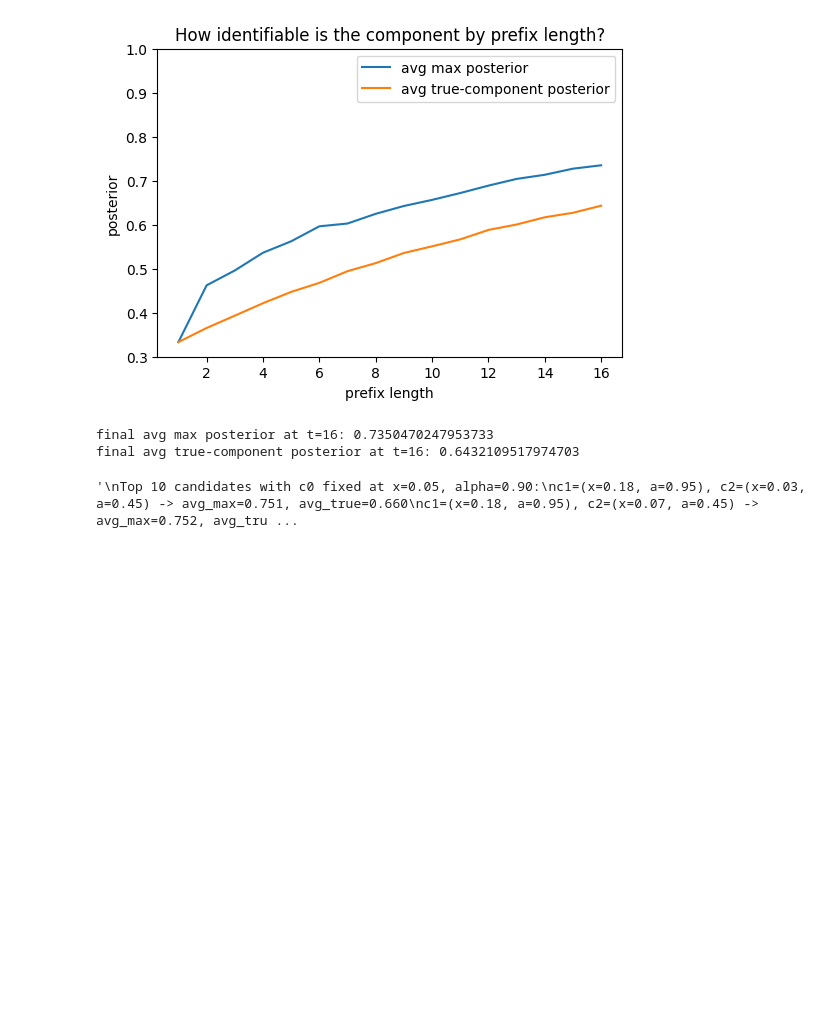
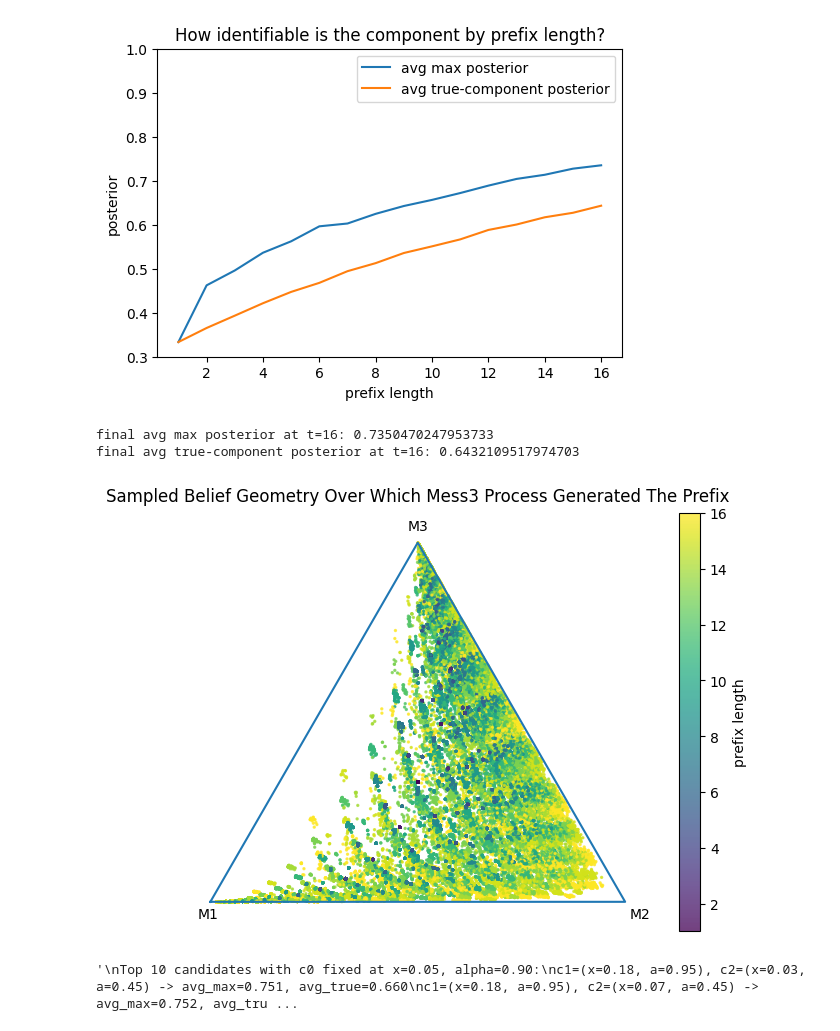
Before and after one commit to nikakogho/MATS-Simplex-Takehome, a Jupyter notebook: notebooks/simplex_takehome.ipynb, the cells around one changed output. Cells and saved outputs as stored; diff of their text form; code cells hidden in the pictures; blank space fills up the shorter version.

```diff
--- a/notebooks/simplex_takehome.ipynb
+++ b/notebooks/simplex_takehome.ipynb
@@ -450,6 +526,70 @@ print("final avg true-component posterior at t=16:", diag["avg_true_post_by_t"][
 [figure]
 final avg max posterior at t=16: 0.7350470247953733
 final avg true-component posterior at t=16: 0.6432109517974703
+# %%
+def sample_component_beliefs(components, seq_len=16, n_sequences_per_component=2000, rng=None):
+    """Sample sequences and track the posterior over components at each prefix length."""
+    if rng is None:
+        rng = np.random.default_rng(0)
+
+    beliefs = []
+    lengths = []
+    true_ids = []
+
+    for true_comp in components:
+        for _ in range(n_sequences_per_component):
+            tokens, _ = sample_sequence(true_comp, seq_len=seq_len, rng=rng)
+            post = component_posterior_over_prefixes(tokens, components)
+            beliefs.append(post)
+            lengths.append(np.arange(1, seq_len + 1, dtype=np.int64))
+            true_ids.append(np.full(seq_len, true_comp.component_id, dtype=np.int64))
+
+    beliefs = np.concatenate(beliefs, axis=0)
+    lengths = np.concatenate(lengths, axis=0)
+    true_ids = np.concatenate(true_ids, axis=0)
+    return beliefs, lengths, true_ids
+
+def draw_component_simplex(ax):
+    tri = np.array([
+        [0.0, 0.0],
+        [1.0, 0.0],
+        [0.5, np.sqrt(3) / 2.0],
+        [0.0, 0.0],
+    ])
+    ax.plot(tri[:, 0], tri[:, 1], linewidth=1.5)
+    ax.text(-0.03, -0.04, "M1", fontsize=10)
+    ax.text(1.01, -0.04, "M2", fontsize=10, ha="left")
+    ax.text(0.5, np.sqrt(3) / 2.0 + 0.03, "M3", fontsize=10, ha="center")
+    ax.set_aspect("equal")
+    ax.set_xlim(-0.08, 1.08)
+    ax.set_ylim(-0.08, np.sqrt(3) / 2.0 + 0.08)
+    ax.axis("off")
+
+component_beliefs, lengths, true_ids = sample_component_beliefs(
+    components,
+    seq_len=16,
+    n_sequences_per_component=3000,
+    rng=np.random.default_rng(0),
+)
+xy = simplex_to_2d(component_beliefs)
+
+fig, ax = plt.subplots(figsize=(6, 5))
+draw_component_simplex(ax)
+sc = ax.scatter(
+    xy[:, 0],
+    xy[:, 1],
+    c=lengths,
+    cmap="viridis",
+    s=2,
+    alpha=0.75,
+)
+ax.set_title("Sampled Belief Geometry Over Which Mess3 Process Generated The Prefix")
+cbar = fig.colorbar(sc, ax=ax, fraction=0.04, pad=0.04)
+cbar.set_label("prefix length")
+plt.tight_layout()
+plt.show()
+# %% [output]
+[figure, added]
 # %%
 def search_component_triples(
     fixed_c0=(0.05, 0.90),
```
Also changed, not shown: parts of 2 cells of this notebook, 4 other files.
